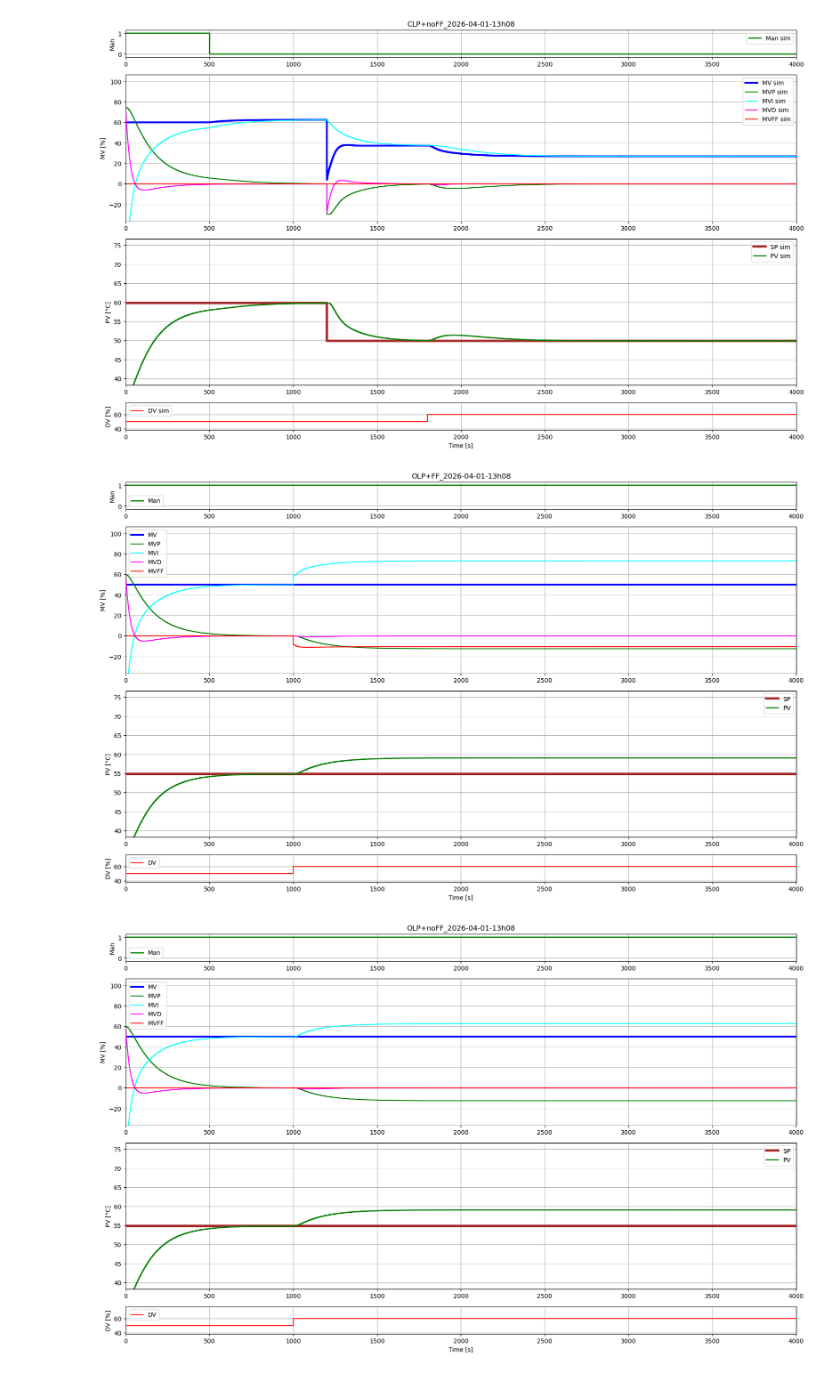
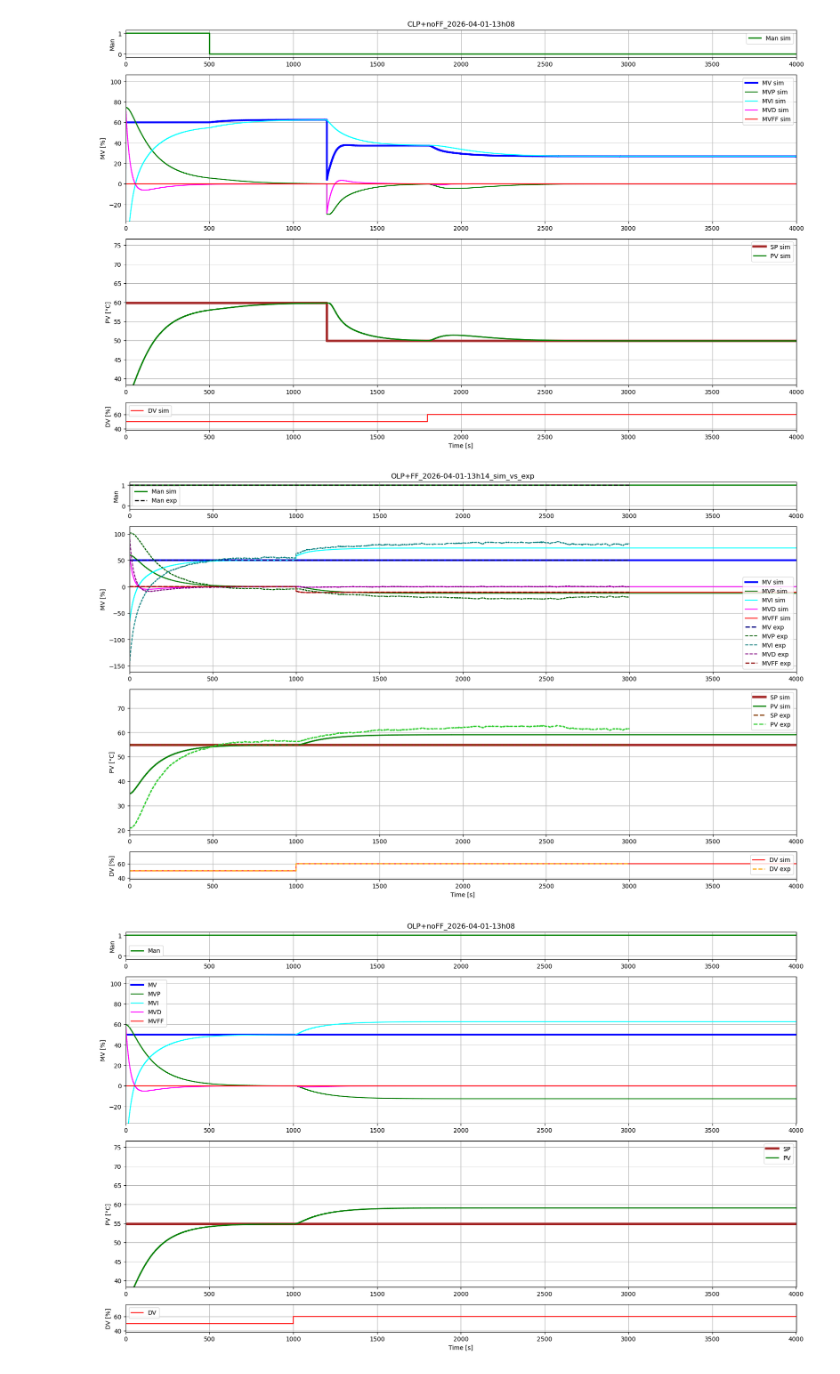
Before and after one commit to LASS2Y/ControlAndTheory, a Jupyter notebook: Simulation_CLP_PID_FF.ipynb, the cells around one changed output. Saved outputs shown, nothing was run; the diff lists cells and outputs as text; code cells hidden in the pictures.

```diff
--- a/Simulation_CLP_PID_FF.ipynb
+++ b/Simulation_CLP_PID_FF.ipynb
@@ -623,44 +623,40 @@ fig.set_figheight(12)
 fig.set_figwidth(20)
 
 #ax1.set_title('PID_CLP_with_FF')
-ax1.set_title(scenario + '_' + date_time)
+ax1.set_title(scenario + '_' + date_time + '_sim_vs_exp')
 
 #------MAN--------
 
 limSup = 1.1
 limInf = -0.1
-l1, = ax1.step([0,TSim], [limInf,limSup], 'green',linewidth=2, label='Man', where="post")
+l1, = ax1.step([0,TSim], [limInf,limSup], 'green',linewidth=2, label='Man sim', where="post")
 ax1.set_ylabel('Man')
-ax1.legend (loc='best')
 
 #-------MV_MVP_MVI_MVD_MVFF--------------
 limSup = 100
 limInf = -30
-l2, = ax2.step([0, TSim], [limInf,limSup], 'blue', linewidth=3, label='MV', where='post')
-l3, = ax2.step([0, TSim], [limInf,limSup], 'green', label='MVP', where='post')
-l4, = ax2.step([0, TSim], [limInf,limSup], 'cyan', label='MVI', where='post')
-l5, = ax2.step([0, TSim], [limInf,limSup], 'magenta', label='MVD', where='post')
-l6, = ax2.step([0, TSim], [limInf,limSup], 'red', label='MVFF', where='post')
+l2, = ax2.step([0, TSim], [limInf,limSup], 'blue', linewidth=3, label='MV sim', where='post')
+l3, = ax2.step([0, TSim], [limInf,limSup], 'green', label='MVP sim', where='post')
+l4, = ax2.step([0, TSim], [limInf,limSup], 'cyan', label='MVI sim', where='post')
+l5, = ax2.step([0, TSim], [limInf,limSup], 'magenta', label='MVD sim', where='post')
+l6, = ax2.step([0, TSim], [limInf,limSup], 'red', label='MVFF sim', where='post')
 ax2.set_ylabel('MV [%]')
-ax2.legend (loc='best')
 
 
 #----SP_and_PV---------
 limSup = 75
 limInf = 40
-l7, = ax3.step([0, TSim], [limInf,limSup], 'brown', linewidth=4, label='SP', where="post")
-l8, = ax3.step([0, TSim], [limInf,limSup], 'green', linewidth=2, label='PV', where='post')
+l7, = ax3.step([0, TSim], [limInf,limSup], 'brown', linewidth=4, label='SP sim', where="post")
+l8, = ax3.step([0, TSim], [limInf,limSup], 'green', linewidth=2, label='PV sim', where='post')
 ax3.set_ylabel('PV [°C]')
-ax3.legend (loc='best')
 
 
 #-------DV-------------
 limSup=75
 limInf = 40
-l9, = ax4.step([0, TSim], [limInf,limSup], 'red', label='DV', where='post')
+l9, = ax4.step([0, TSim], [limInf,limSup], 'red', label='DV sim', where='post')
 ax4.set_xlabel('Time [s]')
 ax4.set_ylabel('DV [%]')
-ax4.legend (loc='best')
 
 
 #-----Set Data-----
@@ -671,36 +667,62 @@ l3.set_data(t, MVP)
 l4.set_data(t,MVI)
 l5.set_data(t, MVD)
 l6.set_data(t, MVFF)
 
 l7.set_data(t, SP)
 l8.set_data(t, PV)
 
 l9.set_data(t, DV)
 
-tMax = len(t)
+# Overlay experimental data for OLP+FF
+exp_file = os.path.join('Data', 'Experiment_OLP+FF_2026-04-01-12h02.txt')
+if os.path.exists(exp_file):
+    exp_df = pd.read_csv(exp_file)
+    t_exp = exp_df['t'].to_numpy()
+
+    ax1.step(t_exp, exp_df['Man'].to_numpy(), color='black', linestyle='--', linewidth=1.8, label='Man exp', where='post')
+
+    ax2.step(t_exp, exp_df['MV'].to_numpy(), color='navy', linestyle='--', linewidth=2.0, label='MV exp', where='post')
+    ax2.step(t_exp, exp_df['MVP'].to_numpy(), color='darkgreen', linestyle='--', linewidth=1.4, label='MVP exp', where='post')
+    ax2.step(t_exp, exp_df['MVI'].to_numpy(), color='teal', linestyle='--', linewidth=1.4, label='MVI exp', where='post')
+    ax2.step(t_exp, exp_df['MVD'].to_numpy(), color='purple', linestyle='--', linewidth=1.4, label='MVD exp', where='post')
+    ax2.step(t_exp, exp_df['MVFF'].to_numpy(), color='darkred', linestyle='--', linewidth=1.8, label='MVFF exp', where='post')
+
+    ax3.step(t_exp, exp_df['SP'].to_numpy(), color='saddlebrown', linestyle='--', linewidth=2.0, label='SP exp', where='post')
+    ax3.step(t_exp, exp_df['PV'].to_numpy(), color='limegreen', linestyle='--', linewidth=1.8, label='PV exp', where='post')
+
+    ax4.step(t_exp, exp_df['DV'].to_numpy(), color='orange', linestyle='--', linewidth=1.8, label='DV exp', where='post')
+    tMax = max(float(t[-1]), float(t_exp[-1]))
+else:
+    print(f'Fichier experimental non trouve: {exp_file}')
+    tMax = float(t[-1])
 
 ax1.set_xlim(0, tMax)
 ax2.set_xlim(0, tMax)
 ax3.set_xlim(0, tMax)
 ax4.set_xlim(0, tMax)
 
 ax1.grid()
 ax2.grid()
 ax3.grid()
 ax4.grid()
 
+ax1.legend(loc='best')
+ax2.legend(loc='best')
+ax3.legend(loc='best')
+ax4.legend(loc='best')
+
 #plt.savefig("imagesC/LP_output_plot.png", dpi=300, bbox_inches='tight')
 
 # Save Plot
 # ---------
 if not os.path.exists('Plots'):
     os.makedirs('Plots')
 
-nameFile = 'Plots/Simulation_' + scenario + '_' + date_time
+nameFile = 'Plots/Simulation_' + scenario + '_' + date_time + '_sim_vs_exp'
 plt.savefig(nameFile + '.png',transparent=True)
 plt.savefig(nameFile + '.pdf',transparent=True)
 # %% [output]
-[figure, old version]
+[figure, new version]
 # %%
 scenario = "OLP+noFF"
 
```
Also changed, not shown: 3 other files.
